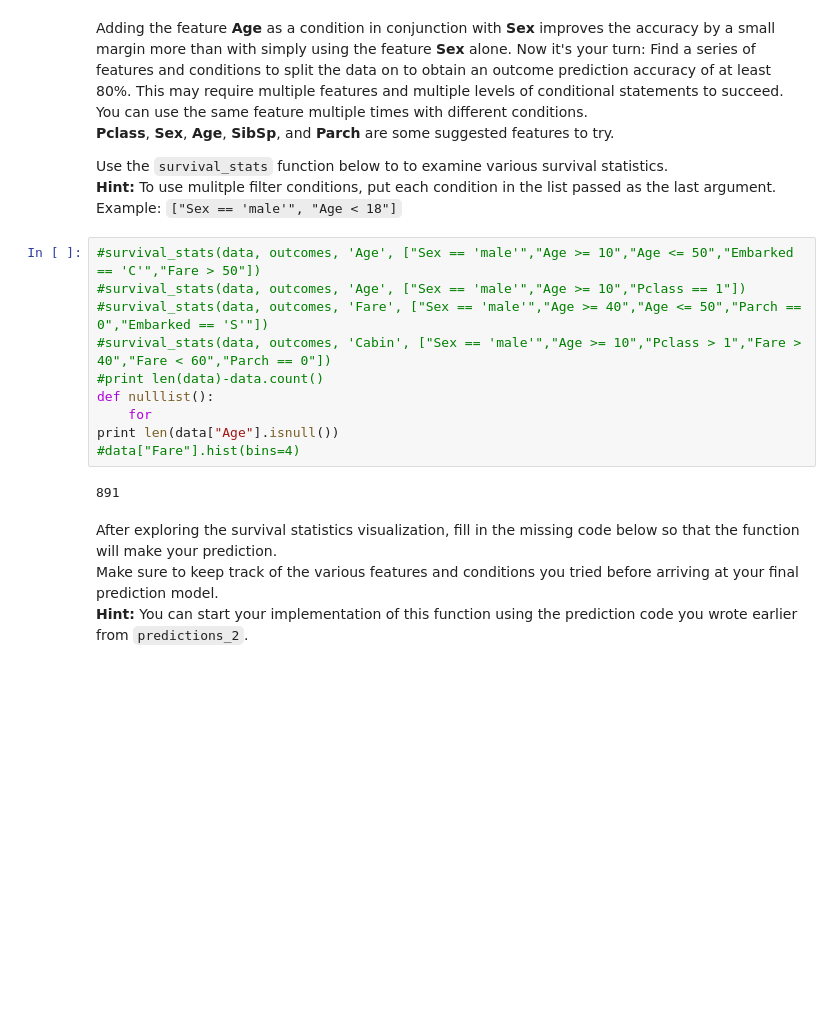
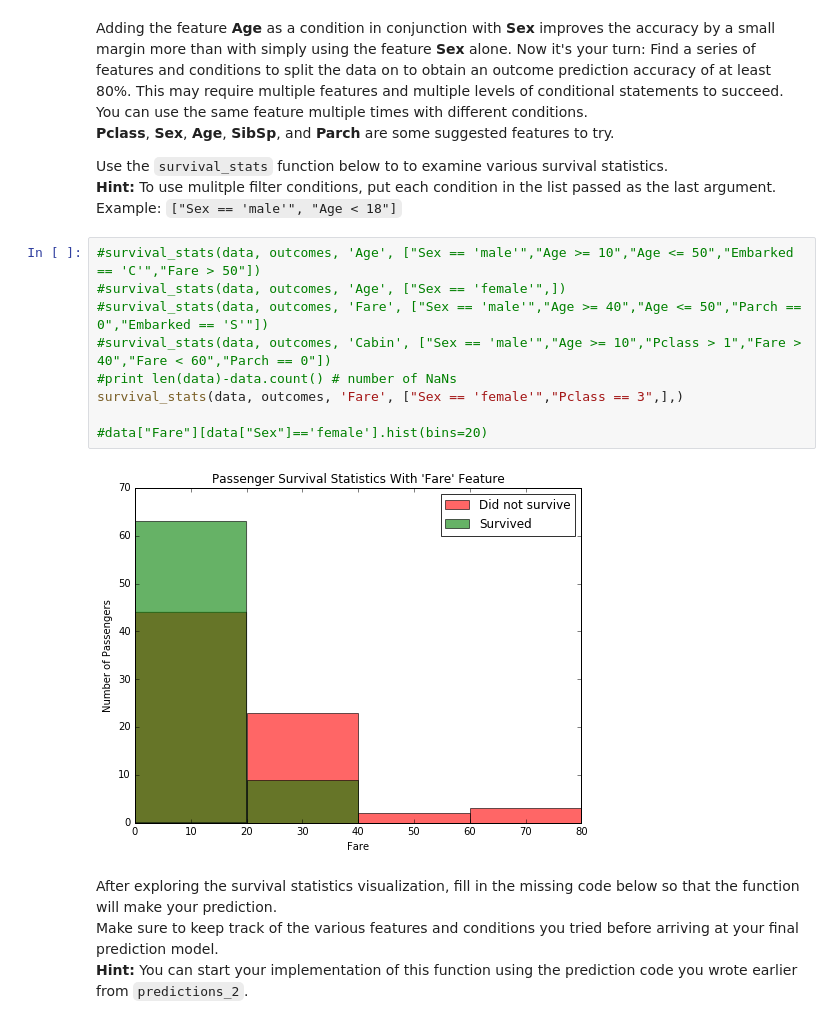
Before and after one commit to ESolty/machine-learning, a Jupyter notebook: projects/titanic_survival_exploration/Titanic_Survival_Exploration.ipynb, the cells around one changed output. Drawn from its saved outputs; the diff is of its cells as text; blank space fills up the shorter version.

```diff
--- a/projects/titanic_survival_exploration/Titanic_Survival_Exploration.ipynb
+++ b/projects/titanic_survival_exploration/Titanic_Survival_Exploration.ipynb
@@ -211,16 +211,15 @@ Use the `survival_stats` function below to to examine various survival statistic
 **Hint:** To use mulitple filter conditions, put each condition in the list passed as the last argument. Example: `["Sex == 'male'", "Age < 18"]`
 # %%
 #survival_stats(data, outcomes, 'Age', ["Sex == 'male'","Age >= 10","Age <= 50","Embarked == 'C'","Fare > 50"])
-#survival_stats(data, outcomes, 'Age', ["Sex == 'male'","Age >= 10","Pclass == 1"])
+#survival_stats(data, outcomes, 'Age', ["Sex == 'female'",])
 #survival_stats(data, outcomes, 'Fare', ["Sex == 'male'","Age >= 40","Age <= 50","Parch == 0","Embarked == 'S'"])
 #survival_stats(data, outcomes, 'Cabin', ["Sex == 'male'","Age >= 10","Pclass > 1","Fare > 40","Fare < 60","Parch == 0"])
-#print len(data)-data.count()
-def nulllist():
-    for
-print len(data["Age"].isnull())
-#data["Fare"].hist(bins=4)
+#print len(data)-data.count() # number of NaNs
+survival_stats(data, outcomes, 'Fare', ["Sex == 'female'","Pclass == 3",],)
+
+#data["Fare"][data["Sex"]=='female'].hist(bins=20)
 # %% [output]
-891
+[figure, added]
 # %% [markdown]
 After exploring the survival statistics visualization, fill in the missing code below so that the function will make your prediction.
 Make sure to keep track of the various features and conditions you tried before arriving at your final prediction model.
```
Also changed, not shown: parts of 6 cells of this notebook, 1 other file.
